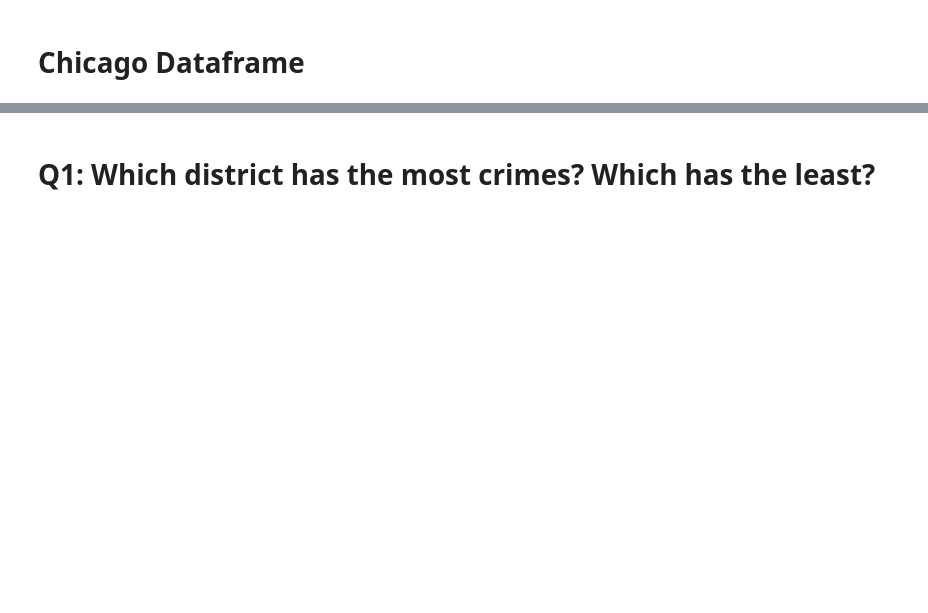
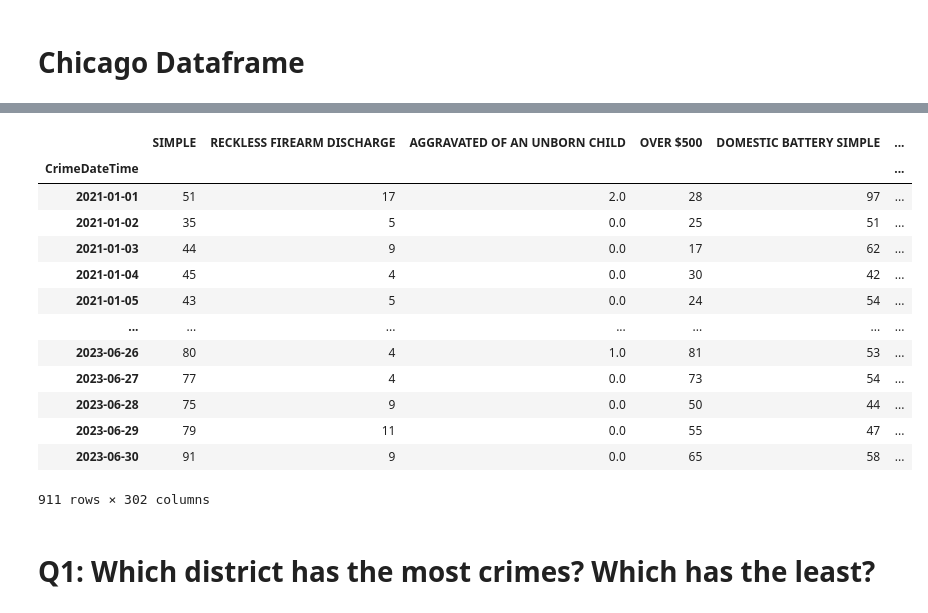
Before and after one commit to CaillahR/Chicago-Crime-Data, a Jupyter notebook: Part 1.ipynb, the cells around one changed output, grey strips where cells are left out. Drawn from its saved outputs; the diff is of its cells as text; code cells hidden in the pictures; blank space fills up the shorter version.

```diff
--- a/Part 1.ipynb
+++ b/Part 1.ipynb
@@ -129,4 +367,0 @@ temp_res
-# %%
-## testing our saved data
-resampled_df = pd.read_csv("Data/Chicago/Chicago_crime_counts.csv", parse_dates=['Datetime'], index_col=0)
-resampled_df
@@ -150,4 +367,0 @@ resampled_df.isna().sum()
-# %%
-## filling the null values with 0
-resampled_df = resampled_df.fillna(0)
-resampled_df
@@ -154,3 +395,22 @@ resampled_df
+# %%
+## fill null values with 0
+crimes_ts = resampled_df.fillna(0)
+crimes_ts
+# %% [output]
+|  | SIMPLE | RECKLESS FIREARM DISCHARGE | AGGRAVATED OF AN UNBORN CHILD | OVER $500 | DOMESTIC BATTERY SIMPLE | ... |
+| CrimeDateTime |  |  |  |  |  | ... |
+| 2021-01-01 | 51 | 17 | 2.0 | 28 | 97 | ... |
+| 2021-01-02 | 35 | 5 | 0.0 | 25 | 51 | ... |
+| 2021-01-03 | 44 | 9 | 0.0 | 17 | 62 | ... |
+| 2021-01-04 | 45 | 4 | 0.0 | 30 | 42 | ... |
+| 2021-01-05 | 43 | 5 | 0.0 | 24 | 54 | ... |
+| ... | ... | ... | ... | ... | ... | ... |
+| 2023-06-26 | 80 | 4 | 1.0 | 81 | 53 | ... |
+| 2023-06-27 | 77 | 4 | 0.0 | 73 | 54 | ... |
+| 2023-06-28 | 75 | 9 | 0.0 | 50 | 44 | ... |
+| 2023-06-29 | 79 | 11 | 0.0 | 55 | 47 | ... |
+| 2023-06-30 | 91 | 9 | 0.0 | 65 | 58 | ... |
+911 rows × 302 columns
 # %% [markdown]
 # Q1: Which district has the most crimes? Which has the least?
 # %%
```
Also changed, not shown: parts of 51 cells of this notebook, 23 other files.
